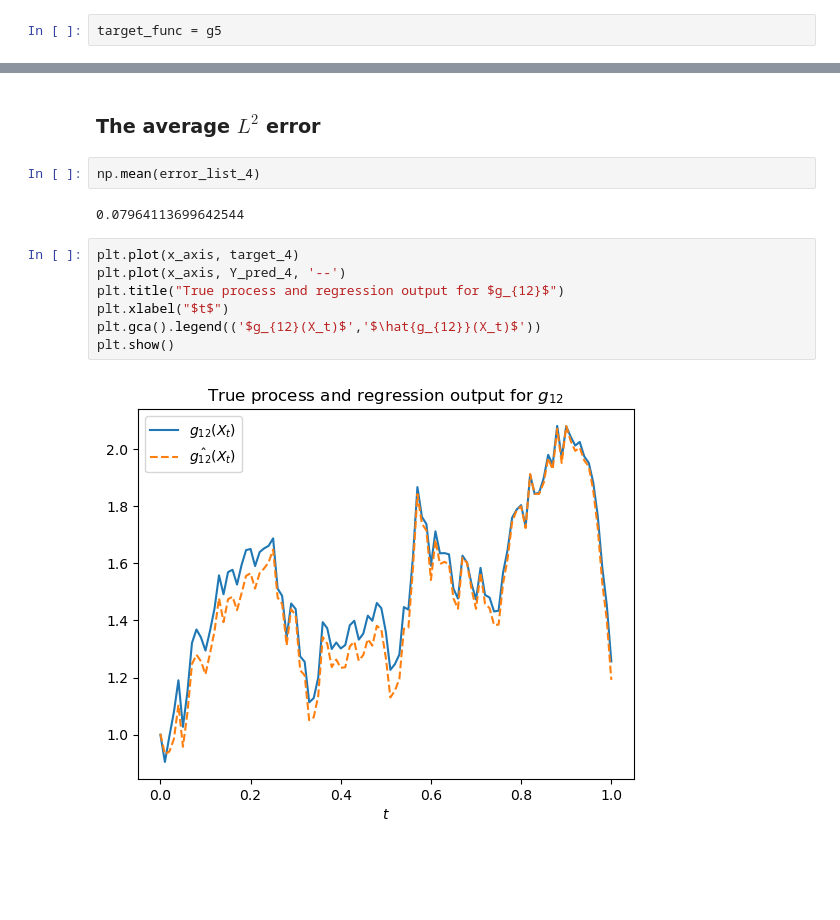
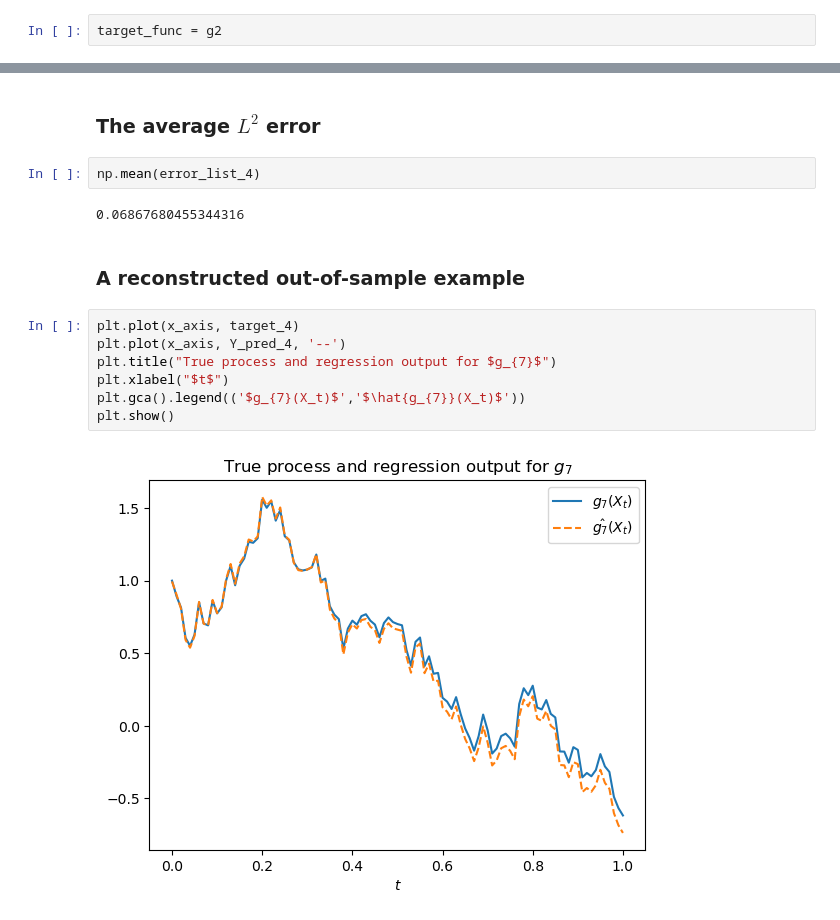
Before and after one commit to vdrvar/signature_randomization_differential-equations, a Jupyter notebook: main_notebook_simulations.ipynb, the cells around one changed output, grey strips where cells are left out. Saved outputs shown, nothing was run; the diff lists cells and outputs as text; blank space fills up the shorter version.

```diff
--- a/main_notebook_simulations.ipynb
+++ b/main_notebook_simulations.ipynb
@@ -253,7 +253,7 @@ Finally, we simulate new, unseen $N_{test}$ samples and compare the values of $g
 # %% [markdown]
 #### Set the target function:
 # %%
-target_func = g5
+target_func = g2
 # %% [markdown]
 #### Set the training parameters:
 # %%
@@ -638,13 +645,15 @@ for iter_er_4 in range(n_test_4):
 # %%
 np.mean(error_list_4)
 # %% [output]
-0.07964113699642544
+0.06867680455344316
+# %% [markdown]
+### A reconstructed out-of-sample example
 # %%
 plt.plot(x_axis, target_4)
 plt.plot(x_axis, Y_pred_4, '--')
-plt.title("True process and regression output for $g_{12}$")
+plt.title("True process and regression output for $g_{7}$")
 plt.xlabel("$t$")
-plt.gca().legend(('$g_{12}(X_t)$','$\hat{g_{12}}(X_t)$'))
+plt.gca().legend(('$g_{7}(X_t)$','$\hat{g_{7}}(X_t)$'))
 plt.show()
 # %% [output]
-[figure, old version]
+[figure, new version]
```
Also changed, not shown: parts of 24 cells of this notebook.
